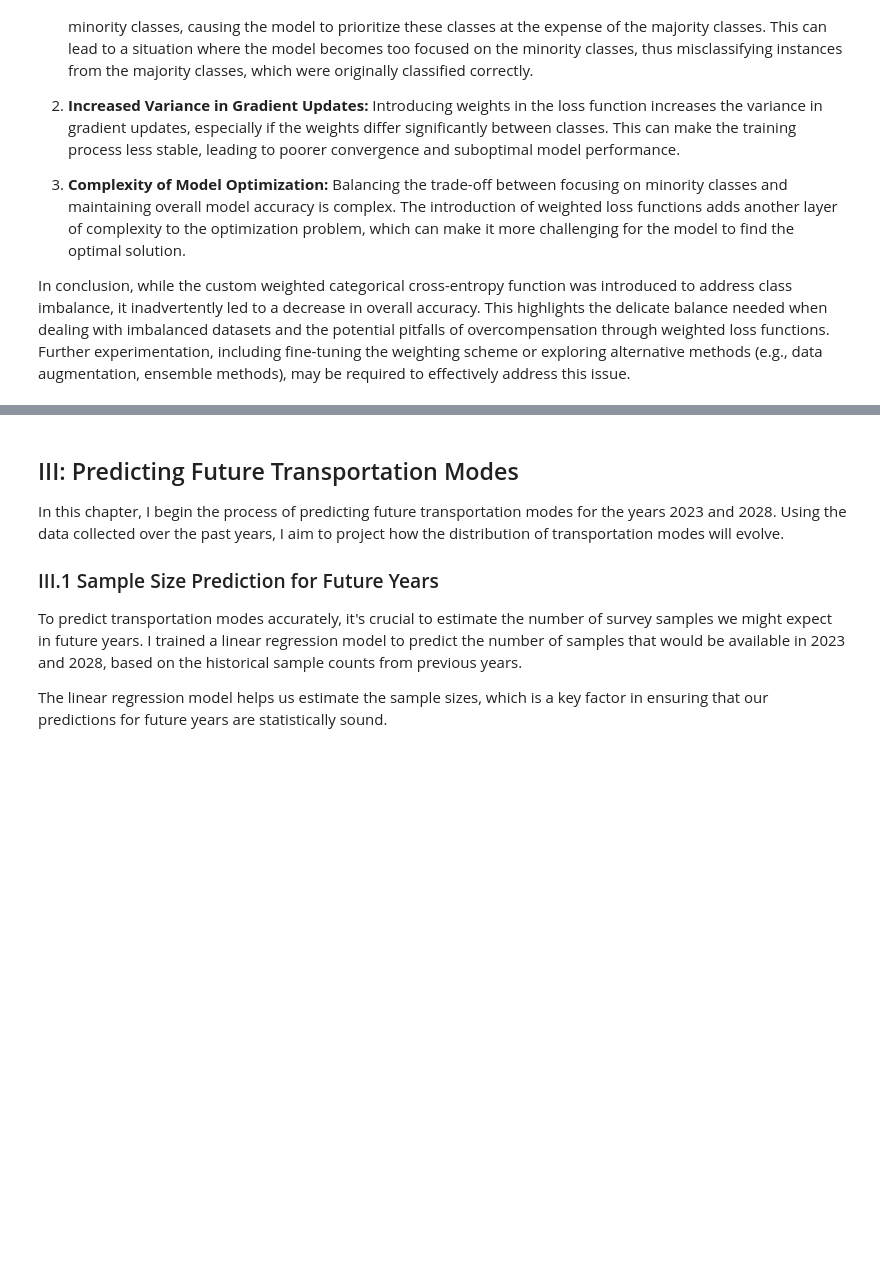
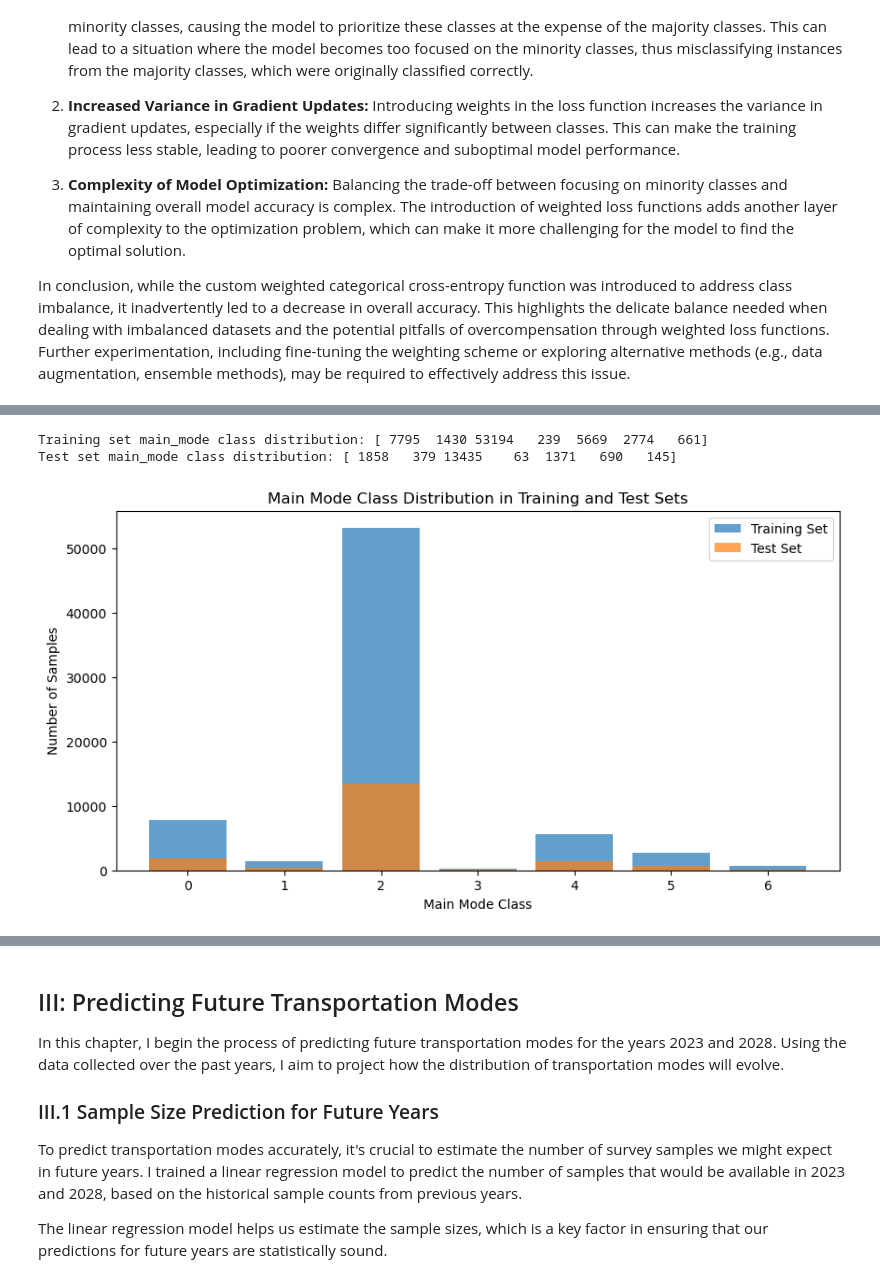
Before and after one commit to xiaolinliu0704/Study-of-UK-travel-pattern-1998-2018, a Jupyter notebook: Study_of_Transportation_Behavior_Patterns.ipynb, the cells around one changed output, grey strips where cells are left out. Cells and saved outputs as stored; diff of their text form; code cells hidden in the pictures; blank space fills up the shorter version.

```diff
--- a/Study_of_Transportation_Behavior_Patterns.ipynb
+++ b/Study_of_Transportation_Behavior_Patterns.ipynb
@@ -1971,0 +2054,26 @@ accuracy without weighted: 0.7519621849060059 accuracy with weighted: 0.75207626
+# %%
+# Check the distribution of sample counts for each class in the training set
+train_mode_counts = np.argmax(y_main_mode_train, axis=1)
+train_mode_counts = np.bincount(train_mode_counts)
+
+# Check the distribution of sample counts for each class in the test set
+test_mode_counts = np.argmax(y_main_mode_test, axis=1)
+test_mode_counts = np.bincount(test_mode_counts)
+
+# Print the class distribution for both training and test sets
+print("Training set main_mode class distribution:", train_mode_counts)
+print("Test set main_mode class distribution:", test_mode_counts)
+
+# Visualize the class distribution
+plt.figure(figsize=(10, 5))
+plt.bar(range(len(train_mode_counts)), train_mode_counts, alpha=0.7, label='Training Set')
+plt.bar(range(len(test_mode_counts)), test_mode_counts, alpha=0.7, label='Test Set')
+plt.xlabel('Main Mode Class')
+plt.ylabel('Number of Samples')
+plt.title('Main Mode Class Distribution in Training and Test Sets')
+plt.legend()
+plt.show()
+# %% [output]
+Training set main_mode class distribution: [ 7795  1430 53194   239  5669  2774   661]
+Test set main_mode class distribution: [ 1858   379 13435    63  1371   690   145]
+[figure, added]
```
Also changed, not shown: parts of 27 cells of this notebook.
